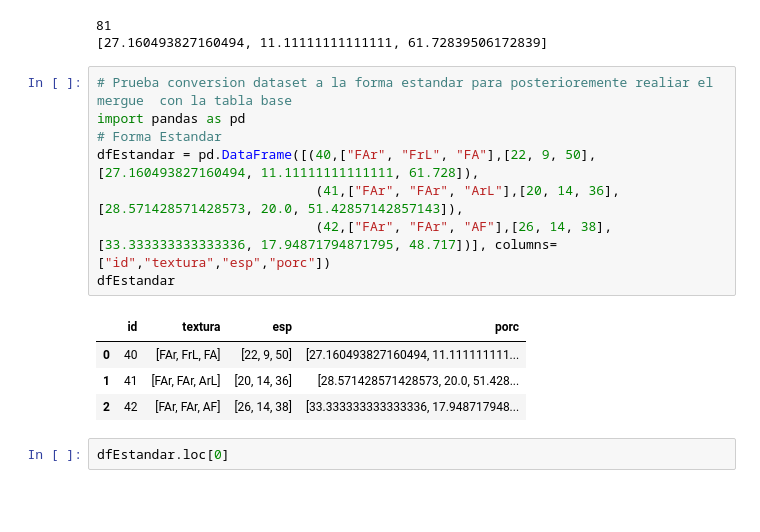
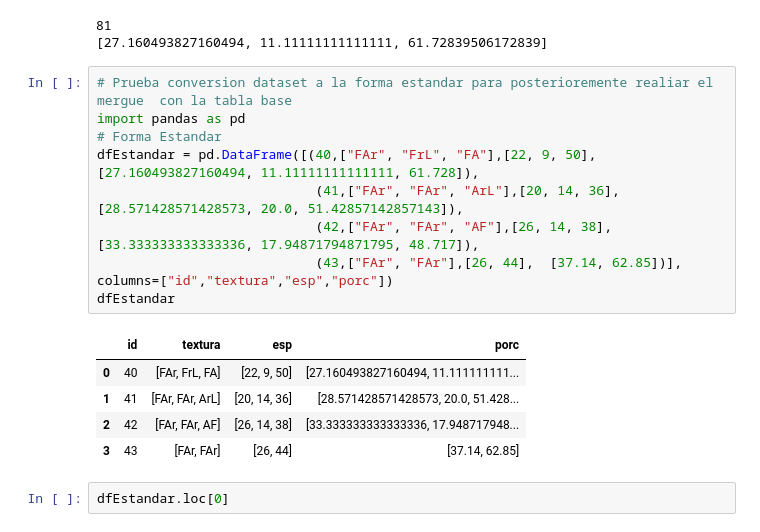
Before and after one commit to GermanMoran/TesisMaestria, a Jupyter notebook: codigos/PRUEBAS_LIBRERIAS.ipynb, the cells around one changed output. Cells and saved outputs as stored; diff of their text form; blank space fills up the shorter version.

```diff
--- a/codigos/PRUEBAS_LIBRERIAS.ipynb
+++ b/codigos/PRUEBAS_LIBRERIAS.ipynb
@@ -179,16 +179,18 @@ print(porcentajeTextura(Espesor))
 # %%
 # Prueba conversion dataset a la forma estandar para posterioremente realiar el mergue  con la tabla base
 import pandas as pd
 # Forma Estandar
 dfEstandar = pd.DataFrame([(40,["FAr", "FrL", "FA"],[22, 9, 50],[27.160493827160494, 11.11111111111111, 61.728]),
                             (41,["FAr", "FAr", "ArL"],[20, 14, 36], [28.571428571428573, 20.0, 51.42857142857143]),
-                            (42,["FAr", "FAr", "AF"],[26, 14, 38],  [33.333333333333336, 17.94871794871795, 48.717])], columns=["id","textura","esp","porc"])
+                            (42,["FAr", "FAr", "AF"],[26, 14, 38],  [33.333333333333336, 17.94871794871795, 48.717]),
+                            (43,["FAr", "FAr"],[26, 44],  [37.14, 62.85])], columns=["id","textura","esp","porc"])
 dfEstandar
 # %% [output]
 |  | id | textura | esp | porc |
 | 0 | 40 | [FAr, FrL, FA] | [22, 9, 50] | [27.160493827160494, 11.111111111... |
 | 1 | 41 | [FAr, FAr, ArL] | [20, 14, 36] | [28.571428571428573, 20.0, 51.428... |
 | 2 | 42 | [FAr, FAr, AF] | [26, 14, 38] | [33.333333333333336, 17.948717948... |
+| 3 | 43 | [FAr, FAr] | [26, 44] | [37.14, 62.85] |
 # %%
 dfEstandar.loc[0]
 # %% [output]
```
Also changed, not shown: parts of 11 cells of this notebook, 5 other files.
